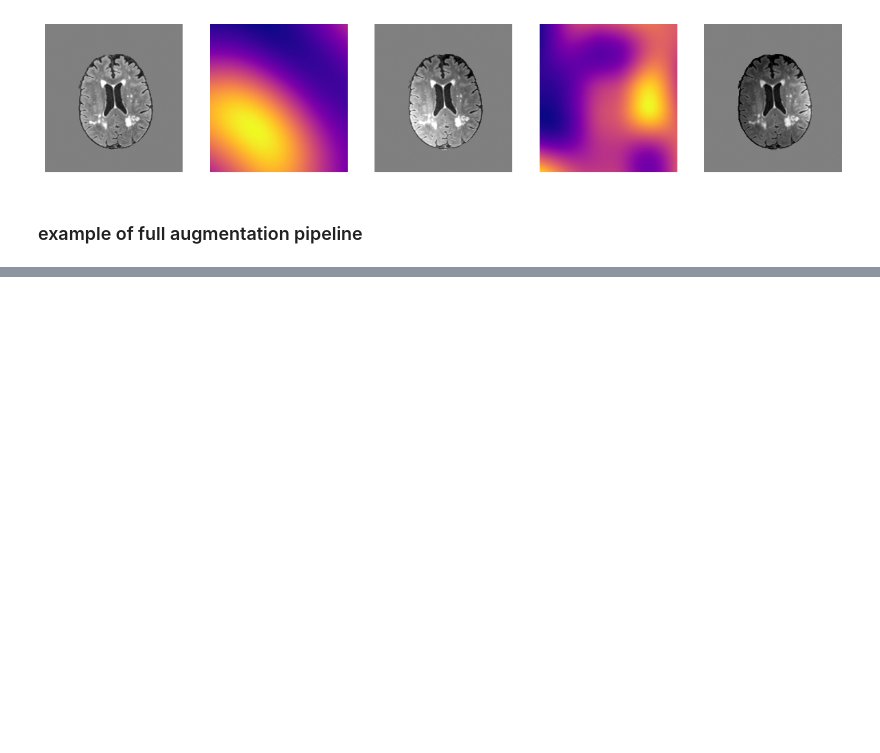
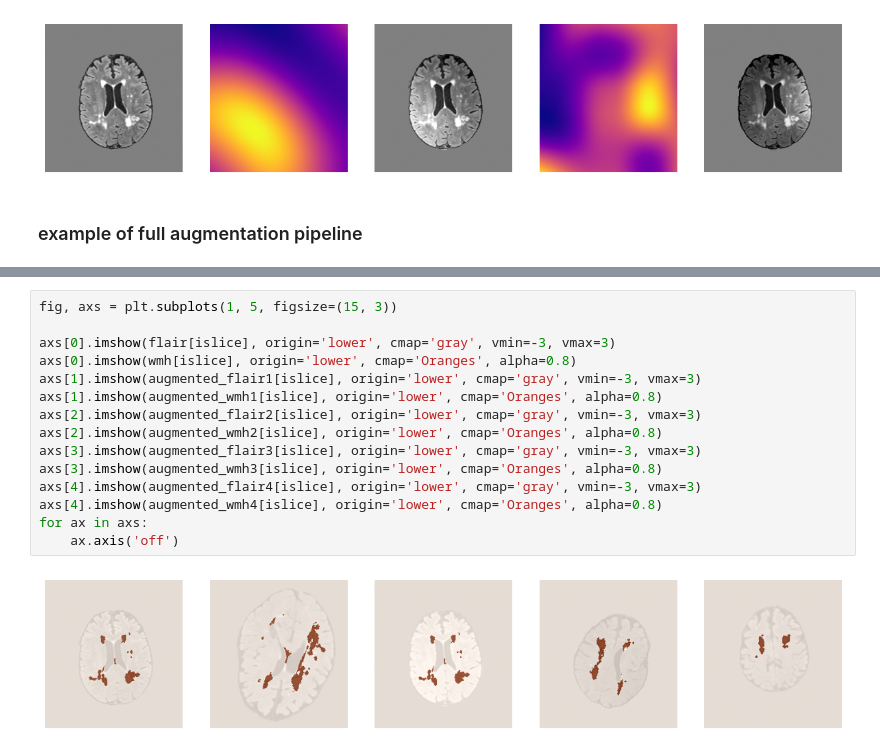
Before and after one commit to BenjaminPhi5/SynthNorm-augmentation, a Jupyter notebook: Demo.ipynb, the cells around one changed output, grey strips where cells are left out. Saved outputs shown, nothing was run; the diff lists cells and outputs as text; blank space fills up the shorter version.

```diff
--- a/Demo.ipynb
+++ b/Demo.ipynb
@@ -144,0 +133,17 @@ plt.tight_layout(pad=0.1)
+# %%
+fig, axs = plt.subplots(1, 5, figsize=(15, 3))
+
+axs[0].imshow(flair[islice], origin='lower', cmap='gray', vmin=-3, vmax=3)
+axs[0].imshow(wmh[islice], origin='lower', cmap='Oranges', alpha=0.8)
+axs[1].imshow(augmented_flair1[islice], origin='lower', cmap='gray', vmin=-3, vmax=3)
+axs[1].imshow(augmented_wmh1[islice], origin='lower', cmap='Oranges', alpha=0.8)
+axs[2].imshow(augmented_flair2[islice], origin='lower', cmap='gray', vmin=-3, vmax=3)
+axs[2].imshow(augmented_wmh2[islice], origin='lower', cmap='Oranges', alpha=0.8)
+axs[3].imshow(augmented_flair3[islice], origin='lower', cmap='gray', vmin=-3, vmax=3)
+axs[3].imshow(augmented_wmh3[islice], origin='lower', cmap='Oranges', alpha=0.8)
+axs[4].imshow(augmented_flair4[islice], origin='lower', cmap='gray', vmin=-3, vmax=3)
+axs[4].imshow(augmented_wmh4[islice], origin='lower', cmap='Oranges', alpha=0.8)
+for ax in axs:
+    ax.axis('off')
+# %% [output]
+[figure, added]
```
Also changed, not shown: parts of 8 cells of this notebook, 3 other files.
